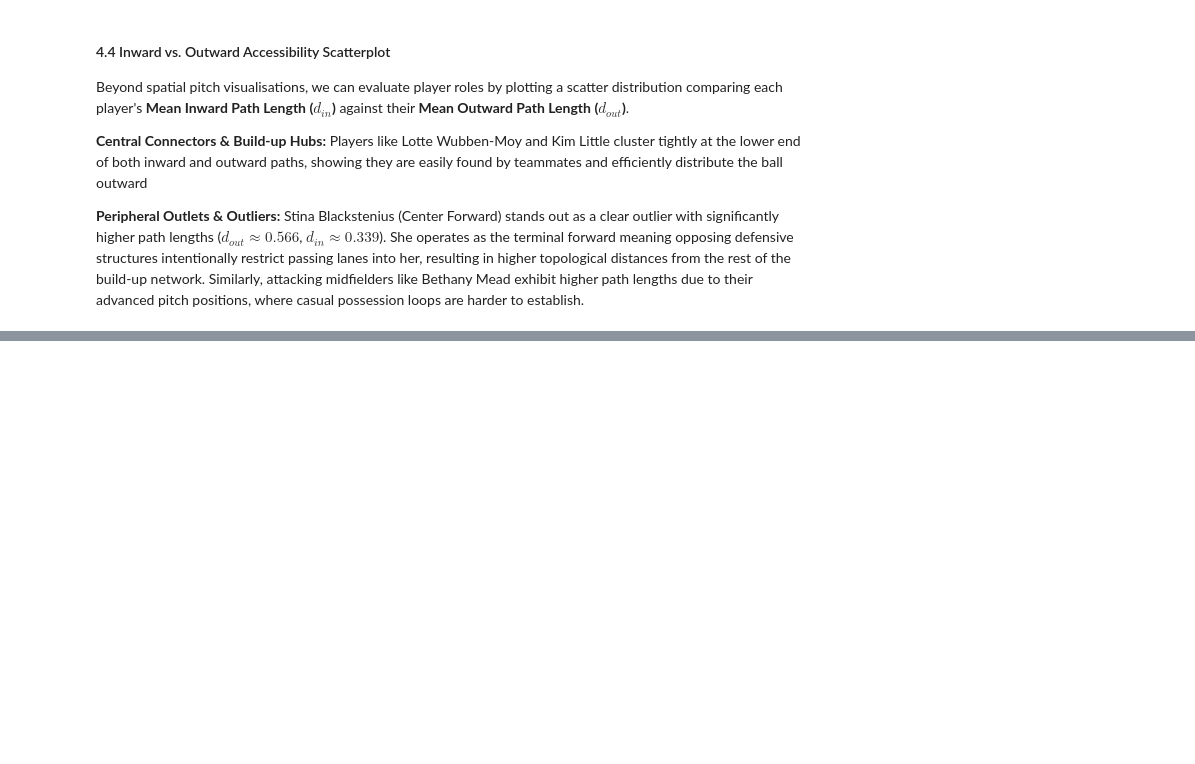
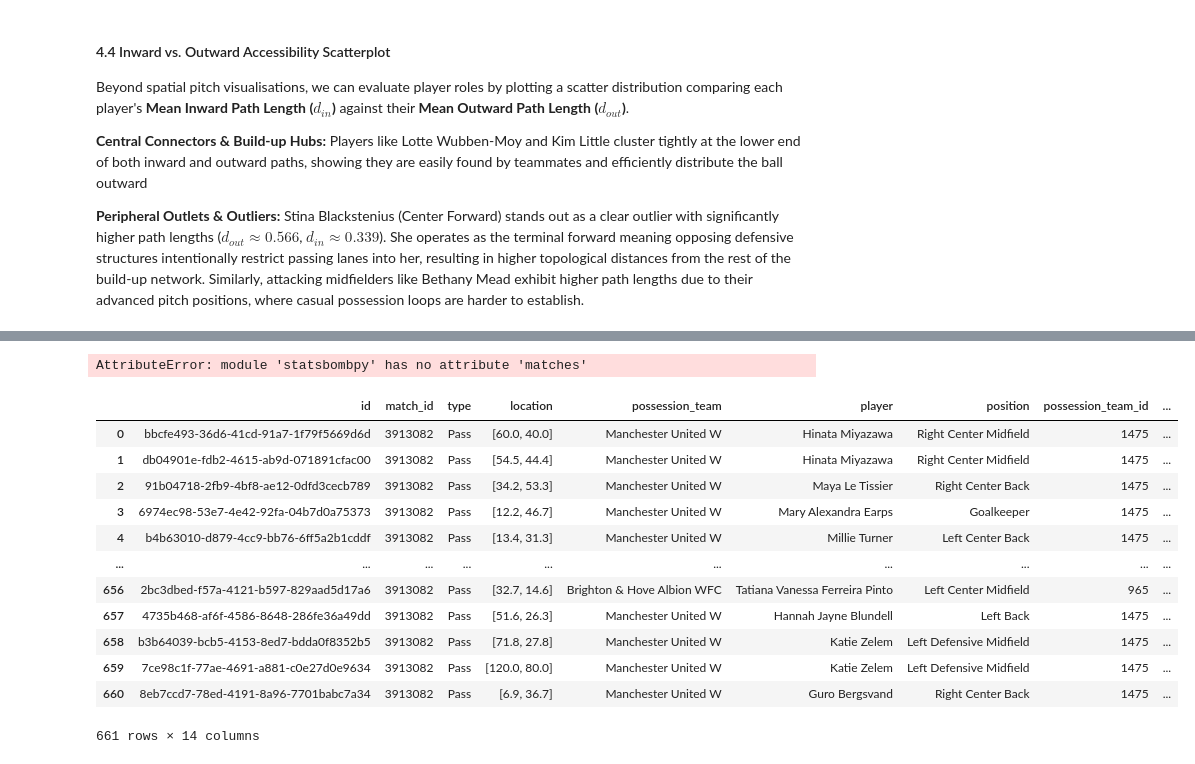
Before and after one commit to LukeBirkett/study-planner, a Jupyter notebook: 981G5_Network_Science/assessment/code/notebook_1.ipynb, the cells around one changed output, grey strips where cells are left out. Saved outputs shown, nothing was run; the diff lists cells and outputs as text; code cells hidden in the pictures; blank space fills up the shorter version.

```diff
--- a/981G5_Network_Science/assessment/code/notebook_1.ipynb
+++ b/981G5_Network_Science/assessment/code/notebook_1.ipynb
@@ -246,6 +329,8 @@ def build_passmap_network(match_record: dict, events_df: Optional[pd.DataFrame]
     for passer, recipient, weight in edges:
         G.add_edge(passer, recipient, weight=weight)
 
+    G.graph["true_total_passes"] = sum(d.get('weight', 0) for _, _, d in G.edges(data=True))
+
     return G
 # %% [markdown]
 #### 2.2 Highest Pass Match Network
@@ -527,0 +820,3 @@ hp.plot_path_length_scatterplot(
+# %%
+global_internal_clust_er, global_norm_clust_er, player_clust_er, triad_clust_er = \
+    hp.calculate_transitive_triad_intensity(G_null_er)
@@ -527,0 +838,17 @@ hp.plot_path_length_scatterplot(
+# %%
+print("\n" + "="*80)
+print("Top 10 Active Transitive Triads")
+print("="*80)
+top_triads_summary = []
+for idx, t in enumerate(triad_clust_er[:10], start=1):
+    p1, p2, p3 = t["players"]
+    top_triads_summary.append({
+        "Rank": idx,
+        "Player 1 (Origin/Target)": p1,
+        "Player 2 (Intermediate)": p2,
+        "Player 3 (Target/Origin)": p3,
+        "Total Capacity (Pass Units)": round(t["total_capacity"], 2)
+    })
+
+top_triads_df = pd.DataFrame(top_triads_summary).set_index("Rank")
+print(top_triads_df.to_string())
@@ -527,0 +1196,39 @@ hp.plot_path_length_scatterplot(
+# %%
+# ==============================================================================
+# EXAMPLE USAGE
+# ==============================================================================
+COMPETITION_ID = 37
+SEASON_ID = 281
+
+matches_df = sb.matches(competition_id=COMPETITION_ID, season_id=SEASON_ID)
+matches = matches_df["match_id"].to_list()
+pass_match_records = []
+
+
+_num = 0
+for idx, match in matches_df.iterrows():
+    if _num == 1:
+        break
+    _num += 1
+
+    m_id = match['match_id']
+    events_df = sb.events(match_id=m_id)
+    passes = extract_passes_with_recipient_position(events_df)
+# %% [output]
+AttributeError: module 'statsbombpy' has no attribute 'matches'
+# %%
+passes
+# %% [output]
+|  | id | match_id | type | location | possession_team | player | position | possession_team_id | ... |
+| 0 | bbcfe493-36d6-41cd-91a7-1f79f5669d6d | 3913082 | Pass | [60.0, 40.0] | Manchester United W | Hinata Miyazawa | Right Center Midfield | 1475 | ... |
+| 1 | db04901e-fdb2-4615-ab9d-071891cfac00 | 3913082 | Pass | [54.5, 44.4] | Manchester United W | Hinata Miyazawa | Right Center Midfield | 1475 | ... |
+| 2 | 91b04718-2fb9-4bf8-ae12-0dfd3cecb789 | 3913082 | Pass | [34.2, 53.3] | Manchester United W | Maya Le Tissier | Right Center Back | 1475 | ... |
+| 3 | 6974ec98-53e7-4e42-92fa-04b7d0a75373 | 3913082 | Pass | [12.2, 46.7] | Manchester United W | Mary Alexandra Earps | Goalkeeper | 1475 | ... |
+| 4 | b4b63010-d879-4cc9-bb76-6ff5a2b1cddf | 3913082 | Pass | [13.4, 31.3] | Manchester United W | Millie Turner | Left Center Back | 1475 | ... |
+| ... | ... | ... | ... | ... | ... | ... | ... | ... | ... |
+| 656 | 2bc3dbed-f57a-4121-b597-829aad5d17a6 | 3913082 | Pass | [32.7, 14.6] | Brighton & Hove Albion WFC | Tatiana Vanessa Ferreira Pinto | Left Center Midfield | 965 | ... |
+| 657 | 4735b468-af6f-4586-8648-286fe36a49dd | 3913082 | Pass | [51.6, 26.3] | Manchester United W | Hannah Jayne Blundell | Left Back | 1475 | ... |
+| 658 | b3b64039-bcb5-4153-8ed7-bdda0f8352b5 | 3913082 | Pass | [71.8, 27.8] | Manchester United W | Katie Zelem | Left Defensive Midfield | 1475 | ... |
+| 659 | 7ce98c1f-77ae-4691-a881-c0e27d0e9634 | 3913082 | Pass | [120.0, 80.0] | Manchester United W | Katie Zelem | Left Defensive Midfield | 1475 | ... |
+| 660 | 8eb7ccd7-78ed-4191-8a96-7701babc7a34 | 3913082 | Pass | [6.9, 36.7] | Manchester United W | Guro Bergsvand | Right Center Back | 1475 | ... |
+661 rows × 14 columns
```
Also changed, not shown: parts of 80 cells of this notebook, 2 other files.
